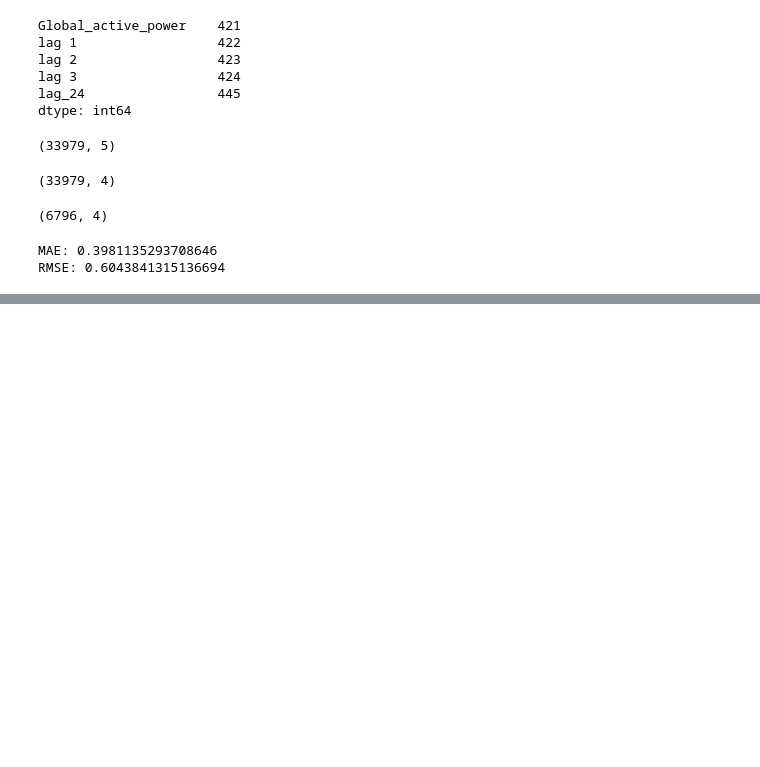
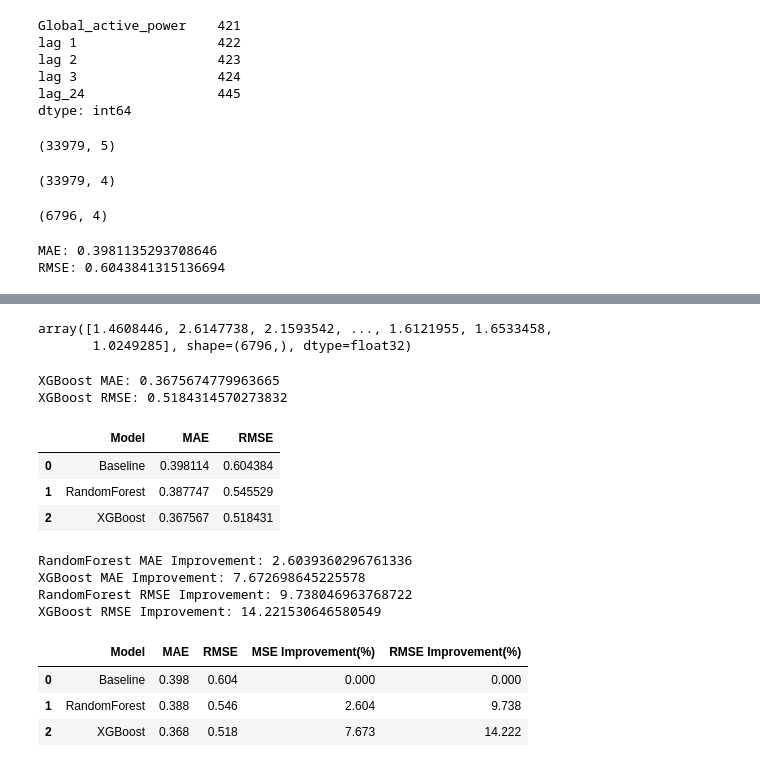
Before and after one commit to Shinoji24/explainable-household-electricity-forecasting, a Jupyter notebook: household_electricity_forecasting.ipynb, the cells around one changed output, grey strips where cells are left out. Saved outputs shown, nothing was run; the diff lists cells and outputs as text; code cells hidden in the pictures; blank space fills up the shorter version.

Commit message:
Complete forecasting models and performance comparison

```diff
--- a/household_electricity_forecasting.ipynb
+++ b/household_electricity_forecasting.ipynb
@@ -1166,0 +1215,62 @@ RMSE: 0.6043841315136694
+# %%
+y_pred_xg = xg_model.predict(x_test)
+y_pred_xg
+# %% [output]
+array([1.4608446, 2.6147738, 2.1593542, ..., 1.6121955, 1.6533458,
+       1.0249285], shape=(6796,), dtype=float32)
+# %%
+xgb_mae = mean_absolute_error(y_test,y_pred_xg)
+# %%
+xgb_rmse = mean_squared_error(y_test,y_pred_xg) **0.5
+# %%
+print("XGBoost MAE:",xgb_mae)
+print("XGBoost RMSE:",xgb_rmse)
+# %% [output]
+XGBoost MAE: 0.3675674779963665
+XGBoost RMSE: 0.5184314570273832
+# %%
+# Comparison of three models(baseline,RandomForest,XGBoost)
+comparison_df = pd.DataFrame({
+    "Model":["Baseline","RandomForest","XGBoost"],
+    "MAE":[mae_baseline,rf_mae,xgb_mae],
+    "RMSE":[rmse_baseline,rf_rmse,xgb_rmse]
+})
+comparison_df
+# %% [output]
+|  | Model | MAE | RMSE |
+| 0 | Baseline | 0.398114 | 0.604384 |
+| 1 | RandomForest | 0.387747 | 0.545529 |
+| 2 | XGBoost | 0.367567 | 0.518431 |
+# %%
+# percent of mae improvement
+mae_improvement_rf = ((mae_baseline-rf_mae)/mae_baseline)*100
+mae_improvement_xgb = ((mae_baseline-xgb_mae)/mae_baseline)*100
+# %%
+# percent of rmse improvement
+rmse_improvement_rf = ((rmse_baseline-rf_rmse)/rmse_baseline)*100
+rmse_improvement_xgb = ((rmse_baseline-xgb_rmse)/rmse_baseline)*100
+# %%
+print("RandomForest MAE Improvement:",mae_improvement_rf)
+print("XGBoost MAE Improvement:",mae_improvement_xgb)
+print("RandomForest RMSE Improvement:",rmse_improvement_rf)
+print("XGBoost RMSE Improvement:",rmse_improvement_xgb)
+# %% [output]
+RandomForest MAE Improvement: 2.6039360296761336
+XGBoost MAE Improvement: 7.672698645225578
+RandomForest RMSE Improvement: 9.738046963768722
+XGBoost RMSE Improvement: 14.221530646580549
+# %%
+# model improvement Comparison with baseline
+comparison_df = pd.DataFrame({
+    "Model":["Baseline","RandomForest","XGBoost"],
+    "MAE":[mae_baseline,rf_mae,xgb_mae],
+    "RMSE":[rmse_baseline,rf_rmse,xgb_rmse],
+    "MSE Improvement(%)":[0,mae_improvement_rf,mae_improvement_xgb],
+    "RMSE Improvement(%)":[0,rmse_improvement_rf,rmse_improvement_xgb]
+})
+comparison_df.round(3)
+# %% [output]
+|  | Model | MAE | RMSE | MSE Improvement(%) | RMSE Improvement(%) |
+| 0 | Baseline | 0.398 | 0.604 | 0.000 | 0.000 |
+| 1 | RandomForest | 0.388 | 0.546 | 2.604 | 9.738 |
+| 2 | XGBoost | 0.368 | 0.518 | 7.673 | 14.222 |
```
Also changed, not shown: parts of 9 cells of this notebook.
